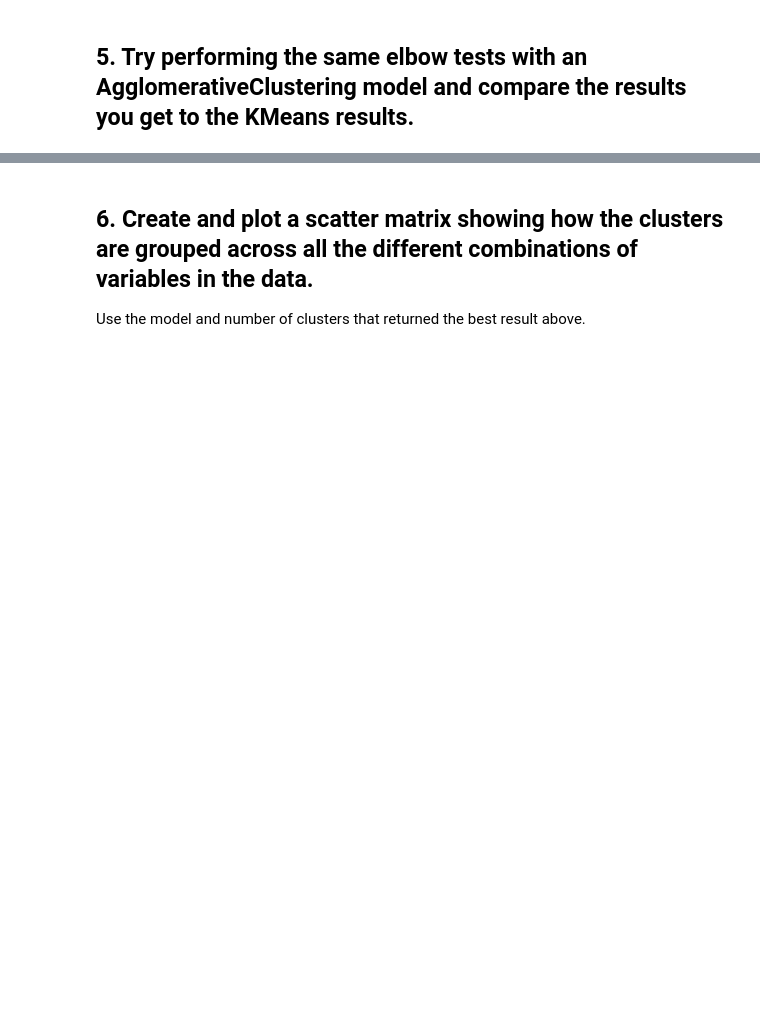
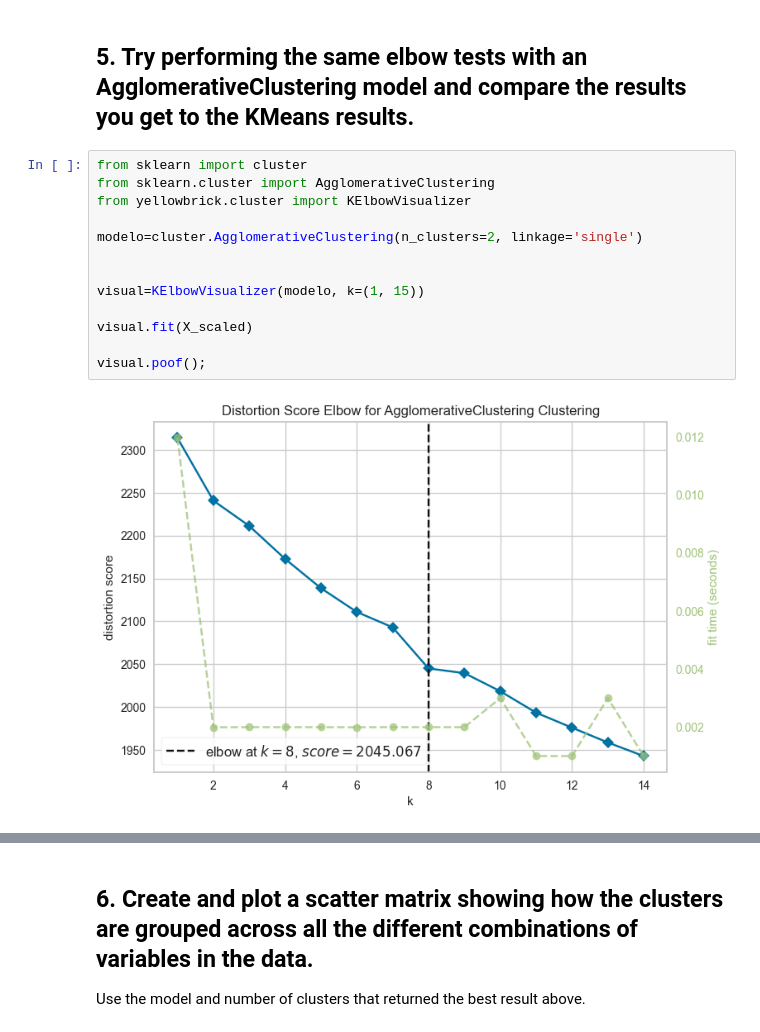
Before and after one commit to Ironhack-Data-Madrid-Abril-2023/7.4-lab_unsupervised_learning_evaluation, a Jupyter notebook: your-code/main.ipynb, the cells around one changed output, grey strips where cells are left out. Saved outputs shown, nothing was run; the diff lists cells and outputs as text; blank space fills up the shorter version.

```diff
--- a/your-code/main.ipynb
+++ b/your-code/main.ipynb
@@ -178,2 +180,17 @@ ImportError: cannot import name 'silhouettescore' from 'sklearn.metrics' (C:\Use
 # %% [markdown]
 ## 5. Try performing the same elbow tests with an AgglomerativeClustering model and compare the results you get to the KMeans results.
+# %%
+from sklearn import cluster
+from sklearn.cluster import AgglomerativeClustering
+from yellowbrick.cluster import KElbowVisualizer
+
+modelo=cluster.AgglomerativeClustering(n_clusters=2, linkage='single')
+
+
+visual=KElbowVisualizer(modelo, k=(1, 15))
+
+visual.fit(X_scaled)
+
+visual.poof();
+# %% [output]
+[figure, added]
```
Also changed, not shown: parts of 12 cells of this notebook.
